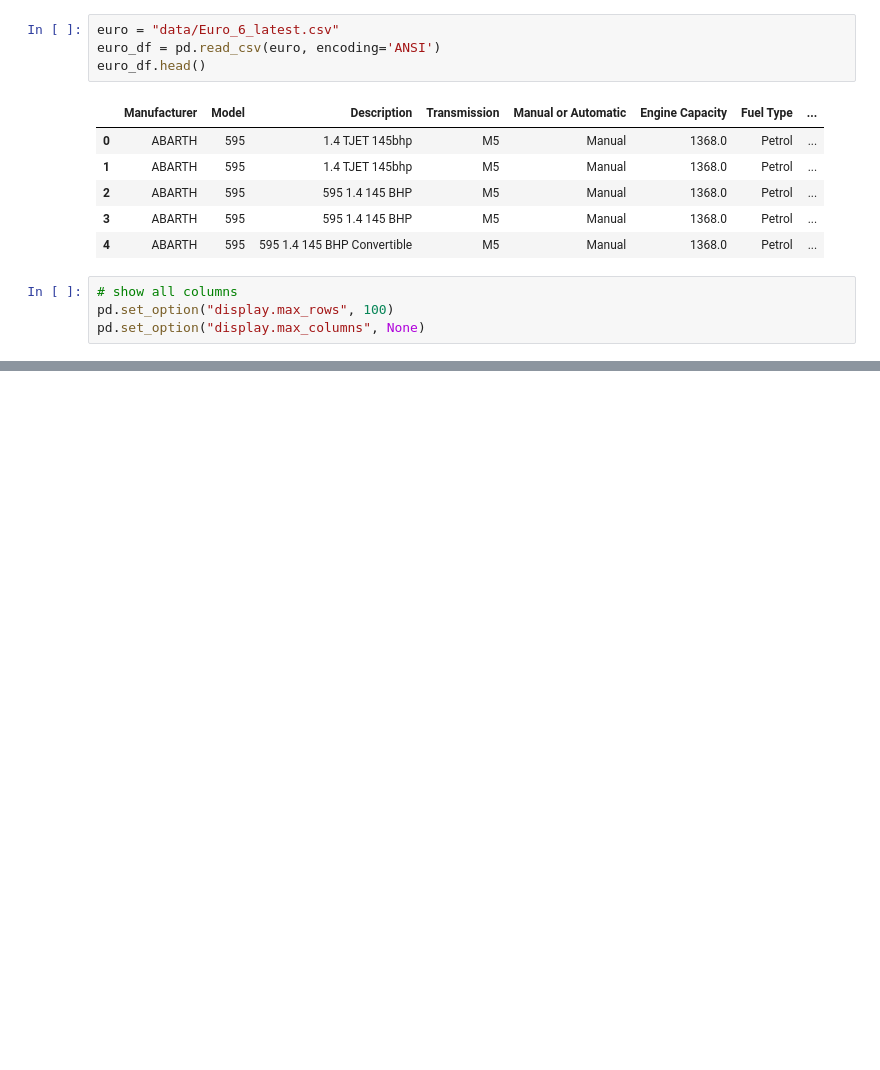
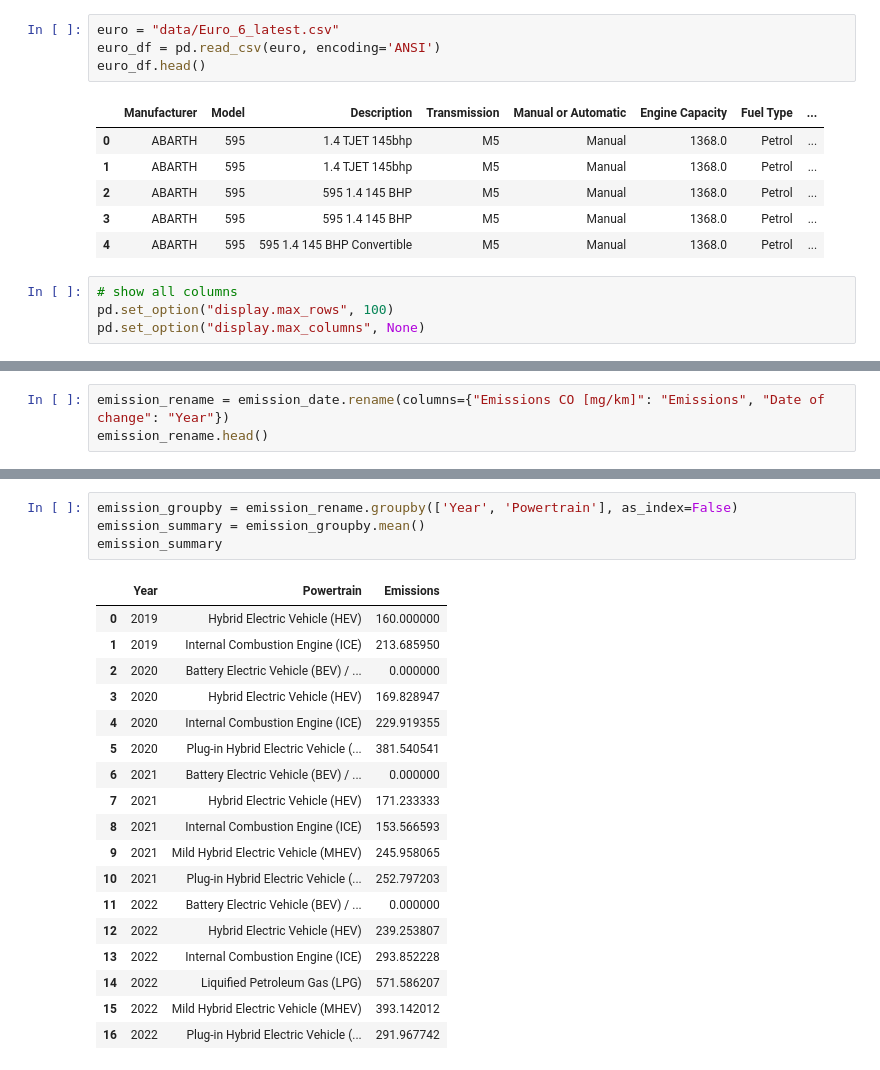
Before and after one commit to grilgamesh/How-important-is-the-change-to-electric-cars-, a Jupyter notebook: datalook.ipynb, the cells around one changed output, grey strips where cells are left out. Drawn from its saved outputs; the diff is of its cells as text; blank space fills up the shorter version.

```diff
--- a/datalook.ipynb
+++ b/datalook.ipynb
@@ -61,0 +38,3 @@ plt.tight_layout()
+# %%
+emission_rename = emission_date.rename(columns={"Emissions CO [mg/km]": "Emissions", "Date of change": "Year"})
+emission_rename.head()
@@ -61,0 +48,23 @@ plt.tight_layout()
+# %%
+emission_groupby = emission_rename.groupby(['Year', 'Powertrain'], as_index=False)
+emission_summary = emission_groupby.mean()
+emission_summary
+# %% [output]
+|  | Year | Powertrain | Emissions |
+| 0 | 2019 | Hybrid Electric Vehicle (HEV) | 160.000000 |
+| 1 | 2019 | Internal Combustion Engine (ICE) | 213.685950 |
+| 2 | 2020 | Battery Electric Vehicle (BEV) / ... | 0.000000 |
+| 3 | 2020 | Hybrid Electric Vehicle (HEV) | 169.828947 |
+| 4 | 2020 | Internal Combustion Engine (ICE) | 229.919355 |
+| 5 | 2020 | Plug-in Hybrid Electric Vehicle (... | 381.540541 |
+| 6 | 2021 | Battery Electric Vehicle (BEV) / ... | 0.000000 |
+| 7 | 2021 | Hybrid Electric Vehicle (HEV) | 171.233333 |
+| 8 | 2021 | Internal Combustion Engine (ICE) | 153.566593 |
+| 9 | 2021 | Mild Hybrid Electric Vehicle (MHEV) | 245.958065 |
+| 10 | 2021 | Plug-in Hybrid Electric Vehicle (... | 252.797203 |
+| 11 | 2022 | Battery Electric Vehicle (BEV) / ... | 0.000000 |
+| 12 | 2022 | Hybrid Electric Vehicle (HEV) | 239.253807 |
+| 13 | 2022 | Internal Combustion Engine (ICE) | 293.852228 |
+| 14 | 2022 | Liquified Petroleum Gas (LPG) | 571.586207 |
+| 15 | 2022 | Mild Hybrid Electric Vehicle (MHEV) | 393.142012 |
+| 16 | 2022 | Plug-in Hybrid Electric Vehicle (... | 291.967742 |
```
Also changed, not shown: parts of 6 cells of this notebook.
